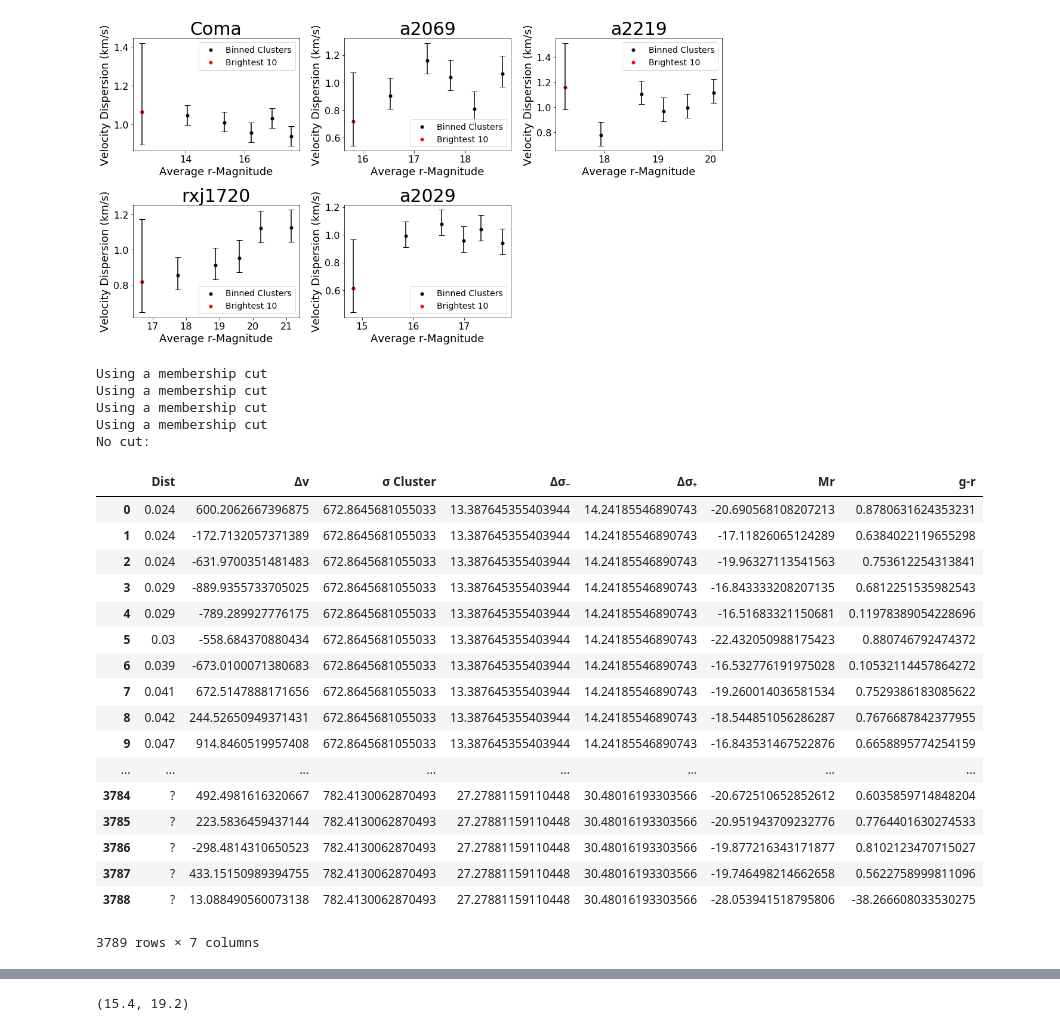
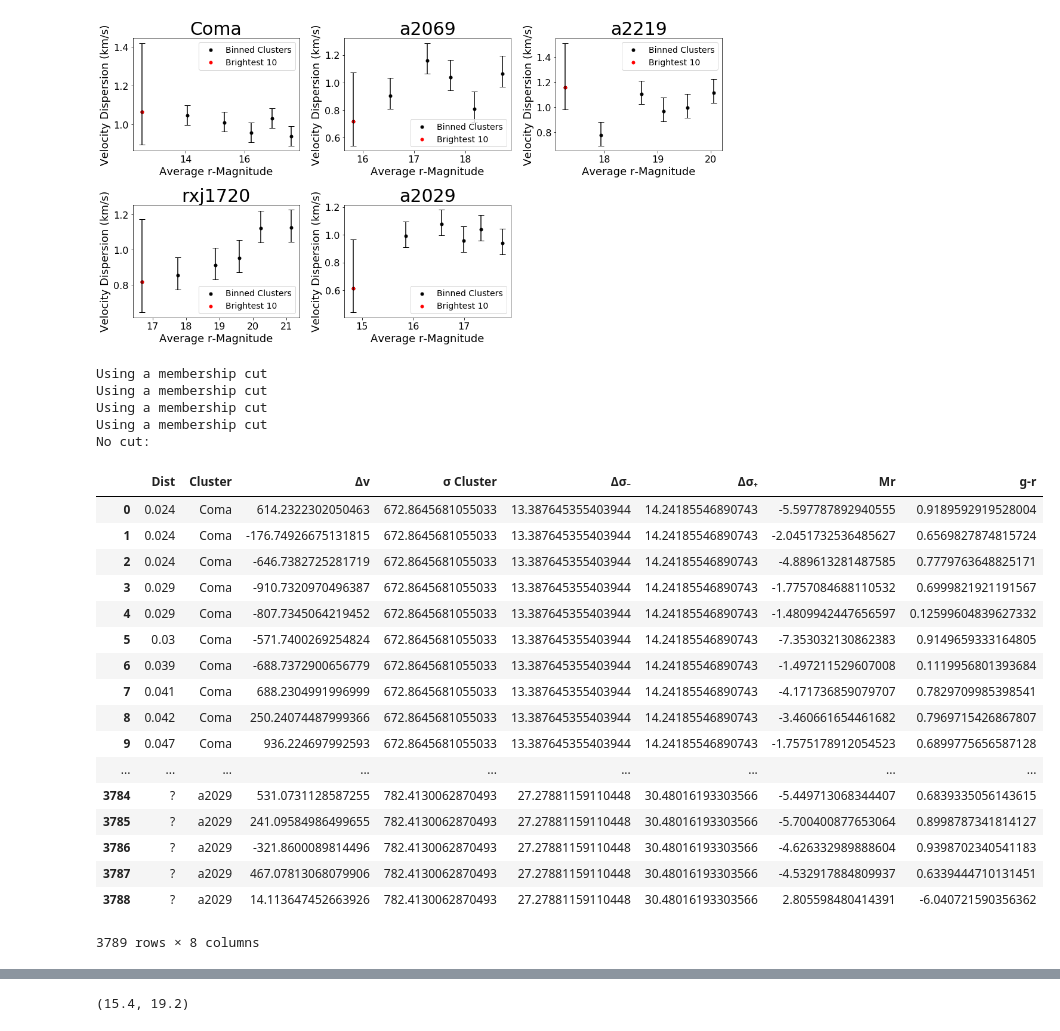
Before and after one commit to Erickmpowell/WWU-Research, a Jupyter notebook: Arbitrary Galaxy Analyze.ipynb, the cells around one changed output, grey strips where cells are left out. Cells and saved outputs as stored; diff of their text form; code cells hidden in the pictures.

```diff
--- a/Arbitrary Galaxy Analyze.ipynb
+++ b/Arbitrary Galaxy Analyze.ipynb
@@ -395,43 +395,43 @@ No distance cut:
 [figure]
 # %%
 #Big list
-finalList=np.zeros(7)
-
+finalList=np.zeros(8)
+c=3*10**8
 for i in range(1,6):
     cz, ecz, g,r, mem, dist,name=cluster(i)
     disp=totalDis(r,cz,ecz,mem=mem)[0]
     vbar=np.average(cz)
     vel1= (cz- vbar)/(1+vbar/c)
     rabs,g_r=restframe(cz,g,r)
-    new=np.column_stack([dist,vel1,np.repeat(disp[1],len(vel1)),np.repeat(disp[2],len(vel1)),np.repeat(disp[3],len(vel1)),rabs,g_r])
+    new=np.column_stack([dist,np.repeat(name,len(vel1)),vel1,np.repeat(disp[1],len(vel1)),np.repeat(disp[2],len(vel1)),np.repeat(disp[3],len(vel1)),rabs,g_r])
     finalList=np.row_stack([finalList,new])
 
 finalList = np.delete(finalList, (0), axis=0)
-display(pd.DataFrame(finalList,columns=['Dist','\u0394v','\u03C3 Cluster','\u0394\u03C3\u208B','\u0394\u03C3\u208A','Mr','g-r']))
+display(pd.DataFrame(finalList,columns=['Dist','Cluster','\u0394v','\u03C3 Cluster','\u0394\u03C3\u208B','\u0394\u03C3\u208A','Mr','g-r']))
 # %% [output]
 Using a membership cut
 Using a membership cut
 Using a membership cut
 Using a membership cut
 No cut:
-|  | Dist | Δv | σ Cluster | Δσ₋ | Δσ₊ | Mr | g-r |
-| 0 | 0.024 | 600.2062667396875 | 672.8645681055033 | 13.387645355403944 | 14.24185546890743 | -20.690568108207213 | 0.8780631624353231 |
-| 1 | 0.024 | -172.7132057371389 | 672.8645681055033 | 13.387645355403944 | 14.24185546890743 | -17.11826065124289 | 0.6384022119655298 |
-| 2 | 0.024 | -631.9700351481483 | 672.8645681055033 | 13.387645355403944 | 14.24185546890743 | -19.96327113541563 | 0.753612254313841 |
-| 3 | 0.029 | -889.9355733705025 | 672.8645681055033 | 13.387645355403944 | 14.24185546890743 | -16.843333208207135 | 0.6812251535982543 |
-| 4 | 0.029 | -789.289927776175 | 672.8645681055033 | 13.387645355403944 | 14.24185546890743 | -16.51683321150681 | 0.11978389054228696 |
-| 5 | 0.03 | -558.684370880434 | 672.8645681055033 | 13.387645355403944 | 14.24185546890743 | -22.432050988175423 | 0.880746792474372 |
-| 6 | 0.039 | -673.0100071380683 | 672.8645681055033 | 13.387645355403944 | 14.24185546890743 | -16.532776191975028 | 0.10532114457864272 |
-| 7 | 0.041 | 672.5147888171656 | 672.8645681055033 | 13.387645355403944 | 14.24185546890743 | -19.260014036581534 | 0.7529386183085622 |
-| 8 | 0.042 | 244.52650949371431 | 672.8645681055033 | 13.387645355403944 | 14.24185546890743 | -18.544851056286287 | 0.7676687842377955 |
-| 9 | 0.047 | 914.8460519957408 | 672.8645681055033 | 13.387645355403944 | 14.24185546890743 | -16.843531467522876 | 0.6658895774254159 |
-| ... | ... | ... | ... | ... | ... | ... | ... |
-| 3784 | ? | 492.4981616320667 | 782.4130062870493 | 27.27881159110448 | 30.48016193303566 | -20.672510652852612 | 0.6035859714848204 |
-| 3785 | ? | 223.5836459437144 | 782.4130062870493 | 27.27881159110448 | 30.48016193303566 | -20.951943709232776 | 0.7764401630274533 |
-| 3786 | ? | -298.4814310650523 | 782.4130062870493 | 27.27881159110448 | 30.48016193303566 | -19.877216343171877 | 0.8102123470715027 |
-| 3787 | ? | 433.15150989394755 | 782.4130062870493 | 27.27881159110448 | 30.48016193303566 | -19.746498214662658 | 0.5622758999811096 |
-| 3788 | ? | 13.088490560073138 | 782.4130062870493 | 27.27881159110448 | 30.48016193303566 | -28.053941518795806 | -38.266608033530275 |
+|  | Dist | Cluster | Δv | σ Cluster | Δσ₋ | Δσ₊ | Mr | g-r |
+| 0 | 0.024 | Coma | 614.2322302050463 | 672.8645681055033 | 13.387645355403944 | 14.24185546890743 | -5.597787892940555 | 0.9189592919528004 |
+| 1 | 0.024 | Coma | -176.74926675131815 | 672.8645681055033 | 13.387645355403944 | 14.24185546890743 | -2.0451732536485627 | 0.6569827874815724 |
+| 2 | 0.024 | Coma | -646.7382725281719 | 672.8645681055033 | 13.387645355403944 | 14.24185546890743 | -4.889613281487585 | 0.7779763648825171 |
+| 3 | 0.029 | Coma | -910.7320970496387 | 672.8645681055033 | 13.387645355403944 | 14.24185546890743 | -1.7757084688110532 | 0.6999821921191567 |
+| 4 | 0.029 | Coma | -807.7345064219452 | 672.8645681055033 | 13.387645355403944 | 14.24185546890743 | -1.4809942447656597 | 0.12599604839627332 |
+| 5 | 0.03 | Coma | -571.7400269254824 | 672.8645681055033 | 13.387645355403944 | 14.24185546890743 | -7.353032130862383 | 0.9149659333164805 |
+| 6 | 0.039 | Coma | -688.7372900656779 | 672.8645681055033 | 13.387645355403944 | 14.24185546890743 | -1.497211529607008 | 0.1119956801393684 |
+| 7 | 0.041 | Coma | 688.2304991996999 | 672.8645681055033 | 13.387645355403944 | 14.24185546890743 | -4.171736859079707 | 0.7829709985398541 |
+| 8 | 0.042 | Coma | 250.24074487999366 | 672.8645681055033 | 13.387645355403944 | 14.24185546890743 | -3.460661654461682 | 0.7969715426867807 |
+| 9 | 0.047 | Coma | 936.224697992593 | 672.8645681055033 | 13.387645355403944 | 14.24185546890743 | -1.7575178912054523 | 0.6899775656587128 |
+| ... | ... | ... | ... | ... | ... | ... | ... | ... |
+| 3784 | ? | a2029 | 531.0731128587255 | 782.4130062870493 | 27.27881159110448 | 30.48016193303566 | -5.449713068344407 | 0.6839335056143615 |
+| 3785 | ? | a2029 | 241.09584986499655 | 782.4130062870493 | 27.27881159110448 | 30.48016193303566 | -5.700400877653064 | 0.8998787341814127 |
+| 3786 | ? | a2029 | -321.8600089814496 | 782.4130062870493 | 27.27881159110448 | 30.48016193303566 | -4.626332989888604 | 0.9398702340541183 |
+| 3787 | ? | a2029 | 467.07813068079906 | 782.4130062870493 | 27.27881159110448 | 30.48016193303566 | -4.532917884809937 | 0.6339444710131451 |
+| 3788 | ? | a2029 | 14.113647452663926 | 782.4130062870493 | 27.27881159110448 | 30.48016193303566 | 2.805598480414391 | -6.040721590356362 |
-3789 rows × 7 columns
+3789 rows × 8 columns
 # %%
 #Color Diagram
 plt.scatter(finalList[:,-2].astype(float),finalList[:,-1].astype(float),s=1)
```
Also changed, not shown: parts of 6 cells of this notebook.
